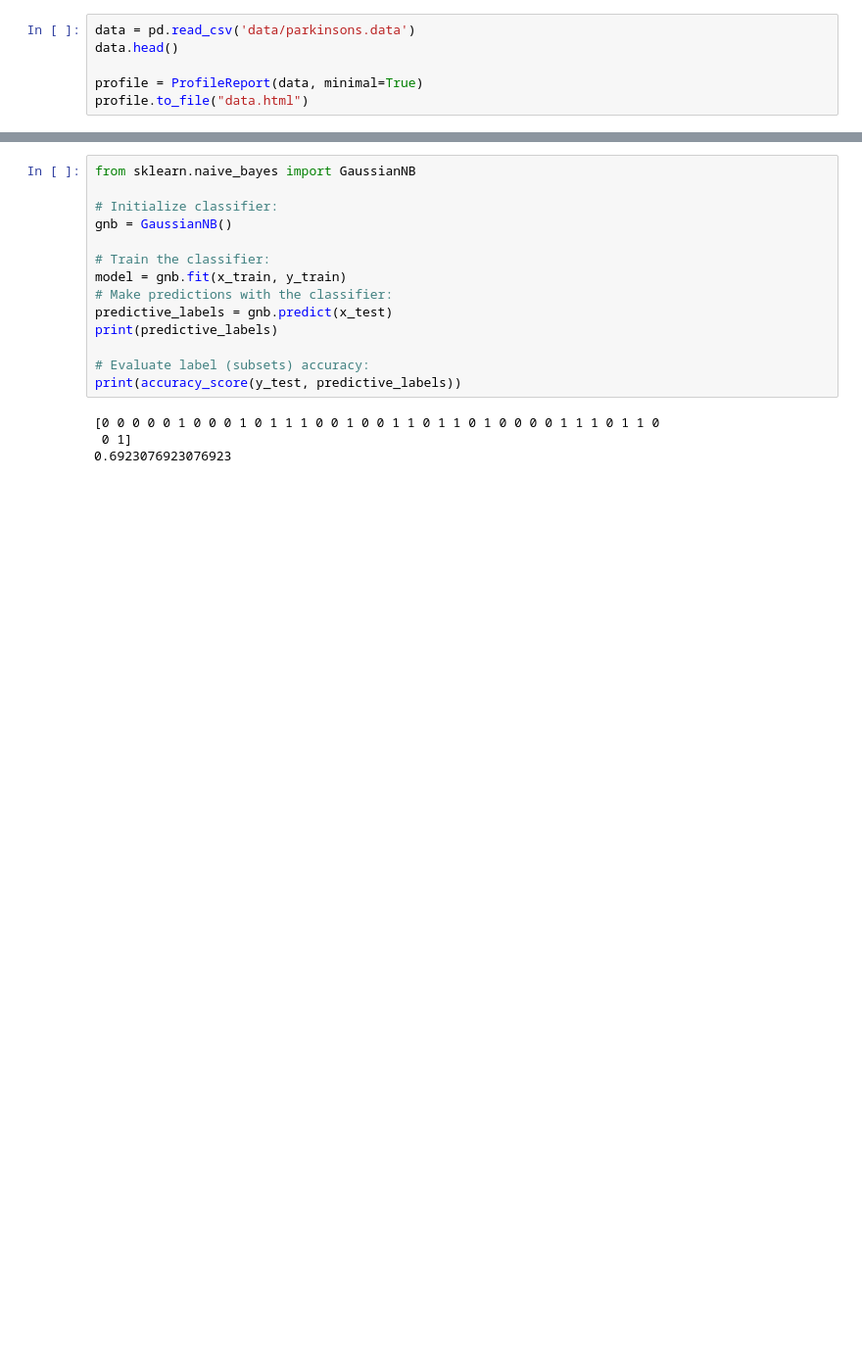
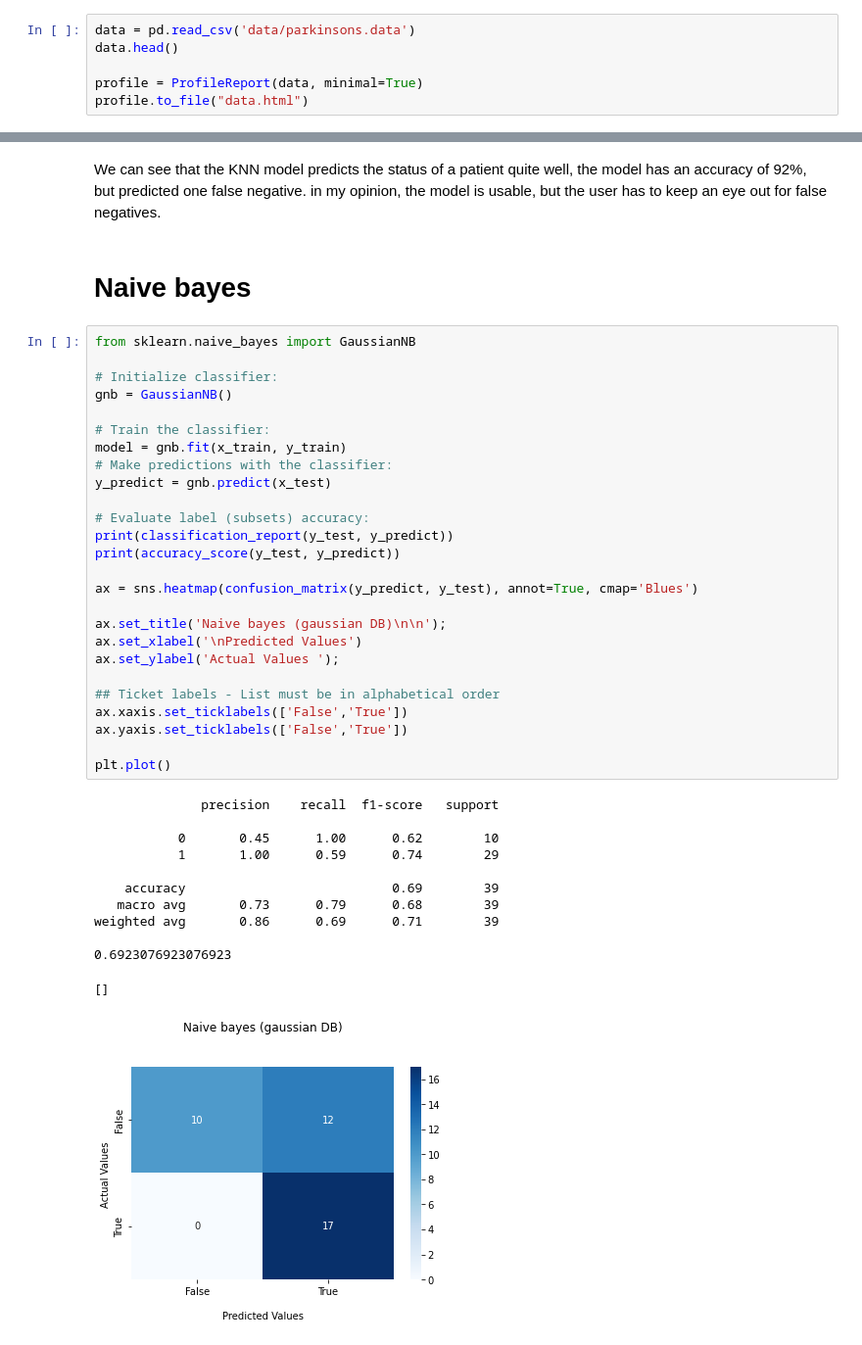
Before and after one commit to Ruben0595/ds3_final_assignment, a Jupyter notebook: main.ipynb, the cells around one changed output, grey strips where cells are left out. Shown: that part at 98% size. Saved outputs shown, nothing was run; the diff lists cells and outputs as text; blank space fills up the shorter version.

Commit message:
added a couple models

```diff
--- a/main.ipynb
+++ b/main.ipynb
@@ -71,18 +93,43 @@ weighted avg       0.93      0.92      0.92        39
+# %% [markdown]
+We can see that the KNN model predicts the status of a patient quite well, the model has an accuracy of 92%, but predicted one false negative. in my opinion, the model is usable, but the user has to keep an eye out for false negatives.
+# %% [markdown]
+# Naive bayes
 # %%
 from sklearn.naive_bayes import GaussianNB
 
 # Initialize classifier:
 gnb = GaussianNB()
 
 # Train the classifier:
 model = gnb.fit(x_train, y_train)
 # Make predictions with the classifier:
-predictive_labels = gnb.predict(x_test)
-print(predictive_labels)
+y_predict = gnb.predict(x_test)
 
 # Evaluate label (subsets) accuracy:
-print(accuracy_score(y_test, predictive_labels))
+print(classification_report(y_test, y_predict))
+print(accuracy_score(y_test, y_predict))
+
+ax = sns.heatmap(confusion_matrix(y_predict, y_test), annot=True, cmap='Blues')
+
+ax.set_title('Naive bayes (gaussian DB)\n\n');
+ax.set_xlabel('\nPredicted Values')
+ax.set_ylabel('Actual Values ');
+
+## Ticket labels - List must be in alphabetical order
+ax.xaxis.set_ticklabels(['False','True'])
+ax.yaxis.set_ticklabels(['False','True'])
+
+plt.plot()
 # %% [output]
-[0 0 0 0 0 1 0 0 0 1 0 1 1 1 0 0 1 0 0 1 1 0 1 1 0 1 0 0 0 0 1 1 1 0 1 1 0
- 0 1]
+              precision    recall  f1-score   support
+
+           0       0.45      1.00      0.62        10
+           1       1.00      0.59      0.74        29
+
+    accuracy                           0.69        39
+   macro avg       0.73      0.79      0.68        39
+weighted avg       0.86      0.69      0.71        39
+
 0.6923076923076923
+[]
+[figure, added]
```
Also changed, not shown: parts of 17 cells of this notebook, 1 other file.
